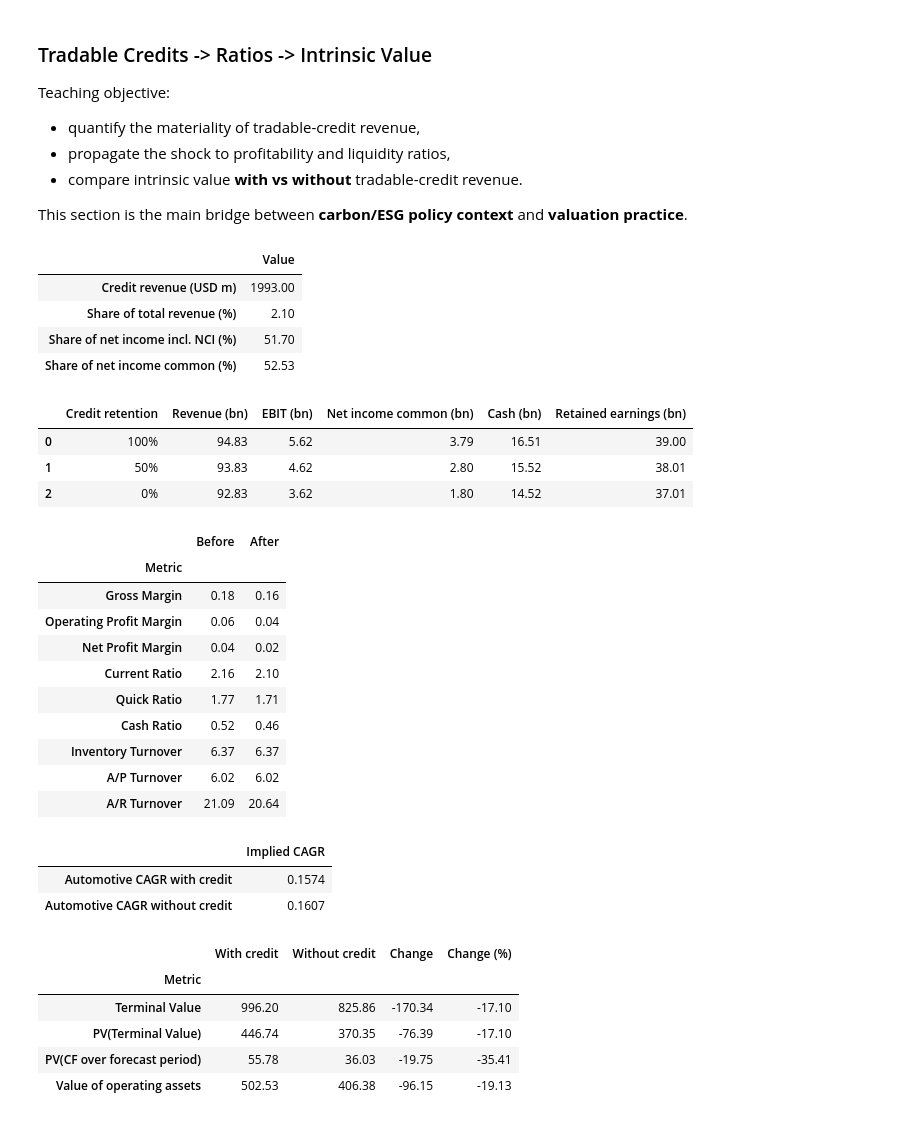
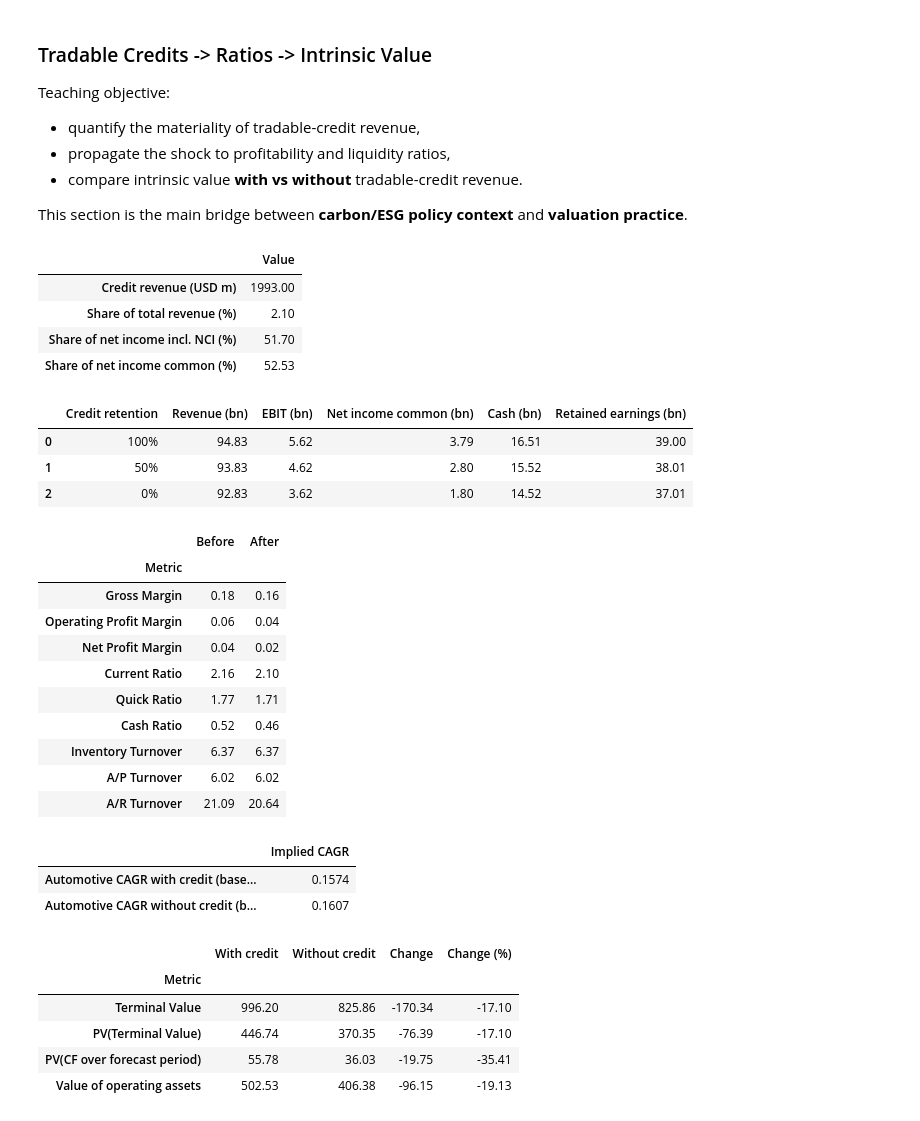
Before and after one commit to yebarryallen/ESG, a Jupyter notebook: lecture_7_valuation_practices.ipynb, the cells around one changed output. Cells and saved outputs as stored; diff of their text form; code cells hidden in the pictures.

```diff
--- a/lecture_7_valuation_practices.ipynb
+++ b/lecture_7_valuation_practices.ipynb
@@ -533,11 +1441,15 @@ Teaching objective:
 
 This section is the main bridge between **carbon/ESG policy context** and **valuation practice**.
 # %%
-# Tradable-credit scenario: ratios and intrinsic value impact
+# Tradable-credit scenario: ratios and intrinsic value impact (policy + ratio inputs loaded from the Excel input sheet)
 credit_rev = float(L7_CONSTANTS['credit_revenue_usd'])
-rev = float(income.loc[base_year, 'Total Revenue'])
-ni_incl_nci = float(income.loc[base_year, 'Net Income Including Noncontrolling Interests'])
-ni_common = float(income.loc[base_year, 'Net Income Common Stockholders'])
+tc = L7_DISPLAY_INPUTS['tradable_credit_ratio_inputs_usd']
+
+rev = float(tc['total_revenue_usd'])
+ni_incl_nci = float(tc['net_income_including_noncontrolling_interests_usd'])
+ni_common = float(tc['net_income_common_stockholders_usd'])
+
+auto_base_year = int(tc.get('statement_base_year', 2025))
 
 materiality = pd.Series({
     'Credit revenue (USD m)': credit_rev / 1e6,
@@ -547,9 +1459,9 @@ materiality = pd.Series({
 }, name='Value')
 show_df(materiality.to_frame(), 2)
 
-cash_ce = float(balance.loc[base_year, 'Cash And Cash Equivalents'])
-retained = float(balance.loc[base_year, 'Retained Earnings'])
-ebit = float(income.loc[base_year, 'EBIT'])
+cash_ce = float(tc['cash_and_cash_equivalents_usd'])
+retained = float(tc['retained_earnings_usd'])
+ebit = float(tc['ebit_usd'])
 scenario_tbl = pd.DataFrame([
     {
         'Credit retention': f'{r:.0%}',
@@ -563,23 +1475,28 @@ scenario_tbl = pd.DataFrame([
 ])
 show_df(scenario_tbl, 2)
 
-cogs = float(income.loc[base_year, 'Cost Of Revenue'])
-gp = float(income.loc[base_year, 'Gross Profit'])
-ca = float(balance.loc[base_year, 'Current Assets'])
-cl = float(balance.loc[base_year, 'Current Liabilities'])
-inv = float(balance.loc[base_year, 'Inventory'])
-ar = float(balance.loc[base_year, 'Accounts Receivable'])
-ap = float(balance.loc[base_year, 'Accounts Payable'])
-inv_avg = float((balance.loc[base_year, 'Inventory'] + balance.loc[prev_year, 'Inventory']) / 2)
-ap_avg = float((balance.loc[base_year, 'Accounts Payable'] + balance.loc[prev_year, 'Accounts Payable']) / 2)
-ar_avg = float((balance.loc[base_year, 'Accounts Receivable'] + balance.loc[prev_year, 'Accounts Receivable']) / 2)
+cogs = float(tc['cost_of_revenue_usd'])
+gp = float(tc['gross_profit_usd'])
+ca = float(tc['current_assets_usd'])
+cl = float(tc['current_liabilities_usd'])
+inv_cur = float(tc['inventory_current_usd'])
+inv_prev = float(tc['inventory_previous_usd'])
+ar_cur = float(tc['accounts_receivable_current_usd'])
+ar_prev = float(tc['accounts_receivable_previous_usd'])
+ap_cur = float(tc['accounts_payable_current_usd'])
+ap_prev = float(tc['accounts_payable_previous_usd'])
+
+inv_avg = (inv_cur + inv_prev) / 2
+ap_avg = (ap_cur + ap_prev) / 2
+ar_avg = (ar_cur + ar_prev) / 2
 rev_after = rev - credit_rev
+
 ratio_tbl = pd.DataFrame([
     ('Gross Margin', gp / rev, (gp - credit_rev) / rev_after),
     ('Operating Profit Margin', ebit / rev, (ebit - credit_rev) / rev_after),
     ('Net Profit Margin', ni_common / rev, (ni_common - credit_rev) / rev_after),
     ('Current Ratio', ca / cl, (ca - credit_rev) / cl),
-    ('Quick Ratio', (ca - inv) / cl, (ca - credit_rev - inv) / cl),
+    ('Quick Ratio', (ca - inv_cur) / cl, (ca - credit_rev - inv_cur) / cl),
     ('Cash Ratio', cash_ce / cl, (cash_ce - credit_rev) / cl),
     ('Inventory Turnover', cogs / inv_avg, cogs / inv_avg),
     ('A/P Turnover', cogs / ap_avg, cogs / ap_avg),
@@ -590,39 +1507,39 @@ show_df(ratio_tbl, 2)
 base_auto_with = base_rev['Automotive']
 base_auto_without = base_auto_with - float(L7_CONSTANTS['credit_revenue_for_forecast_billion'])
 auto_cagr_compare = pd.Series({
-    'Automotive CAGR with credit': (300 / base_auto_with) ** (1 / 10) - 1,
-    'Automotive CAGR without credit': (300 / base_auto_without) ** (1 / 10) - 1,
+    f'Automotive CAGR with credit (base {auto_base_year})': (300 / base_auto_with) ** (1 / 10) - 1,
+    f'Automotive CAGR without credit (base {auto_base_year})': (300 / base_auto_without) ** (1 / 10) - 1,
 }, name='Implied CAGR')
 show_df(auto_cagr_compare.to_frame(), 4)
 
 iv_compare = l7_read_csv('valuation_without_credit_intrinsic_value_comparison.csv').set_index('Metric')
 iv_compare['Change'] = iv_compare['Without credit'] - iv_compare['With credit']
 iv_compare['Change (%)'] = iv_compare['Change'] / iv_compare['With credit'] * 100
 show_df(iv_compare, 2)
 # %% [output]
 |  | Value |
 | Credit revenue (USD m) | 1993.00 |
 | Share of total revenue (%) | 2.10 |
 | Share of net income incl. NCI (%) | 51.70 |
 | Share of net income common (%) | 52.53 |
 |  | Credit retention | Revenue (bn) | EBIT (bn) | Net income common (bn) | Cash (bn) | Retained earnings (bn) |
 | 0 | 100% | 94.83 | 5.62 | 3.79 | 16.51 | 39.00 |
 | 1 | 50% | 93.83 | 4.62 | 2.80 | 15.52 | 38.01 |
 | 2 | 0% | 92.83 | 3.62 | 1.80 | 14.52 | 37.01 |
 |  | Before | After |
 | Metric |  |  |
 | Gross Margin | 0.18 | 0.16 |
 | Operating Profit Margin | 0.06 | 0.04 |
 | Net Profit Margin | 0.04 | 0.02 |
 | Current Ratio | 2.16 | 2.10 |
 | Quick Ratio | 1.77 | 1.71 |
 | Cash Ratio | 0.52 | 0.46 |
 | Inventory Turnover | 6.37 | 6.37 |
 | A/P Turnover | 6.02 | 6.02 |
 | A/R Turnover | 21.09 | 20.64 |
 |  | Implied CAGR |
-| Automotive CAGR with credit | 0.1574 |
-| Automotive CAGR without credit | 0.1607 |
+| Automotive CAGR with credit (base... | 0.1574 |
+| Automotive CAGR without credit (b... | 0.1607 |
 |  | With credit | Without credit | Change | Change (%) |
 | Metric |  |  |  |  |
 | Terminal Value | 996.20 | 825.86 | -170.34 | -17.10 |
```
Also changed, not shown: parts of 12 cells of this notebook.
